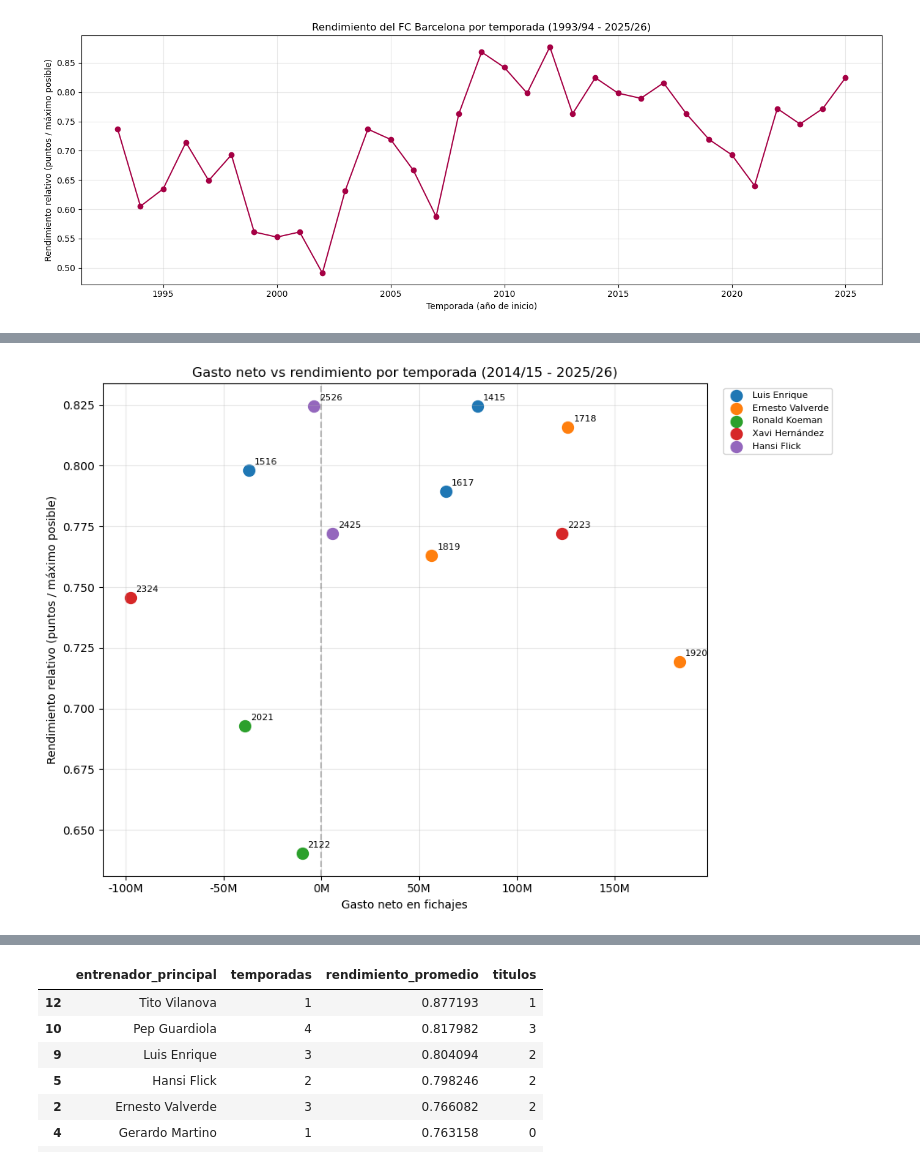
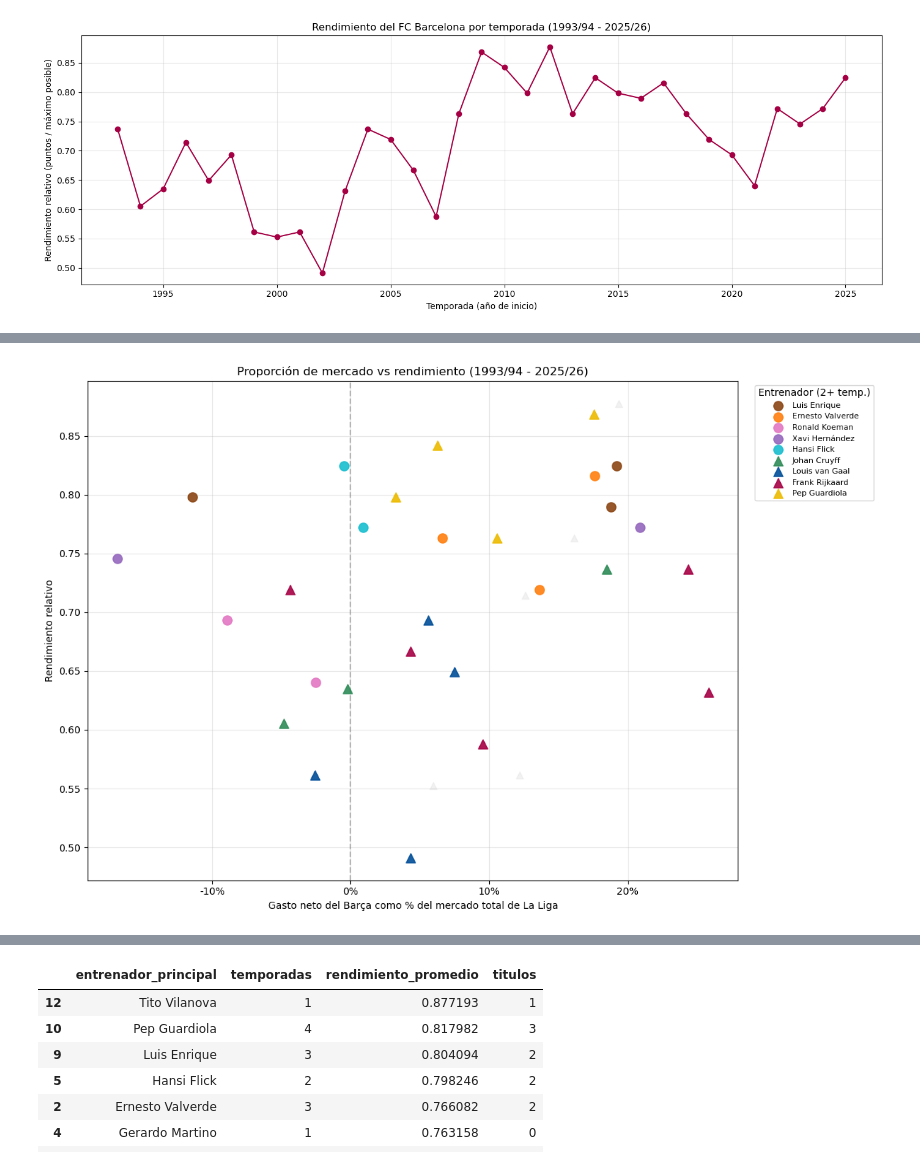
Before and after one commit to albertone448/always-barca, a Jupyter notebook: notebooks/02_analisis_rendimiento.ipynb, the cells around one changed output, grey strips where cells are left out. Saved outputs shown, nothing was run; the diff lists cells and outputs as text; code cells hidden in the pictures.

Commit message:
Reconstruir notebook 02 con las 33 temporadas: proporcion de mercado como metrica de gasto ajustada por inflacion, correlacion actualizada y analisis por entrenador

```diff
--- a/notebooks/02_analisis_rendimiento.ipynb
+++ b/notebooks/02_analisis_rendimiento.ipynb
@@ -84,34 +99,40 @@ plt.show()
 # %%
-import matplotlib.pyplot as plt
-from matplotlib.ticker import FuncFormatter
+fig, ax = plt.subplots(figsize=(12, 8))
 
-df_con_gasto = df_maestro[df_maestro['datos_gasto_disponibles'] == True].copy()
+entrenadores_grandes = df_maestro['entrenador_principal'].value_counts()
+entrenadores_grandes = entrenadores_grandes[entrenadores_grandes >= 2].index.tolist()
 
-fig, ax = plt.subplots(figsize=(10, 7))
+paleta = ['#a50044', '#004d98', '#edbb00', '#2e8b57', '#8B4513', '#ff7f0e', '#9467bd', '#17becf', '#e377c2']
+mapa_color = dict(zip(entrenadores_grandes, paleta[:len(entrenadores_grandes)]))
 
-entrenadores_unicos = df_con_gasto['entrenador_principal'].unique()
-colores = plt.cm.tab10(range(len(entrenadores_unicos)))
-mapa_color = dict(zip(entrenadores_unicos, colores))
+etiquetados = set()
 
-for entrenador in entrenadores_unicos:
-    subset = df_con_gasto[df_con_gasto['entrenador_principal'] == entrenador]
-    ax.scatter(subset['gasto_neto'], subset['rendimiento_relativo'],
-               label=entrenador, color=mapa_color[entrenador], s=100)
+for fuente, marcador in [('automatizado', 'o'), ('manual', '^')]:
+    subset = df_maestro[df_maestro['fuente_gasto'] == fuente]
+    for entrenador in subset['entrenador_principal'].unique():
+        sub = subset[subset['entrenador_principal'] == entrenador]
+        es_grande = entrenador in entrenadores_grandes
+        color = mapa_color.get(entrenador, '#e0e0e0')
+        if es_grande and entrenador not in etiquetados:
+            etiqueta = entrenador
+            etiquetados.add(entrenador)
+        else:
+            etiqueta = None
+        ax.scatter(sub['proporcion_mercado_barca'], sub['rendimiento_relativo'],
+                   color=color, marker=marcador, s=90 if es_grande else 50,
+                   alpha=0.9 if es_grande else 0.4, label=etiqueta,
+                   zorder=3 if es_grande else 1)
 
-for _, fila in df_con_gasto.iterrows():
-    ax.annotate(fila['temporada'], (fila['gasto_neto'], fila['rendimiento_relativo']),
-                fontsize=8, xytext=(5, 5), textcoords='offset points')
-
-ax.set_xlabel('Gasto neto en fichajes')
-ax.set_ylabel('Rendimiento relativo (puntos / máximo posible)')
-ax.set_title('Gasto neto vs rendimiento por temporada (2014/15 - 2025/26)')
+ax.set_xlabel('Gasto neto del Barça como % del mercado total de La Liga')
+ax.set_ylabel('Rendimiento relativo')
+ax.set_title('Proporción de mercado vs rendimiento (1993/94 - 2025/26)')
 ax.axvline(0, color='gray', linestyle='--', alpha=0.5)
-ax.xaxis.set_major_formatter(FuncFormatter(lambda x, _: f'{x/1e6:.0f}M'))
-ax.legend(bbox_to_anchor=(1.02, 1), loc='upper left', fontsize=8)
+ax.xaxis.set_major_formatter(FuncFormatter(lambda x, _: f'{x*100:.0f}%'))
+ax.legend(bbox_to_anchor=(1.02, 1), loc='upper left', fontsize=8, title='Entrenador (2+ temp.)')
 ax.grid(True, alpha=0.3)
 plt.tight_layout()
 
-fig.savefig('../reports/figures/gasto_vs_rendimiento.png', dpi=150, bbox_inches='tight')
+fig.savefig('../reports/figures/proporcion_mercado_vs_rendimiento.png', dpi=150, bbox_inches='tight')
 plt.show()
 # %% [output]
-[figure, old version]
+[figure, new version]
```
Also changed, not shown: parts of 12 cells of this notebook, 2 other files.
